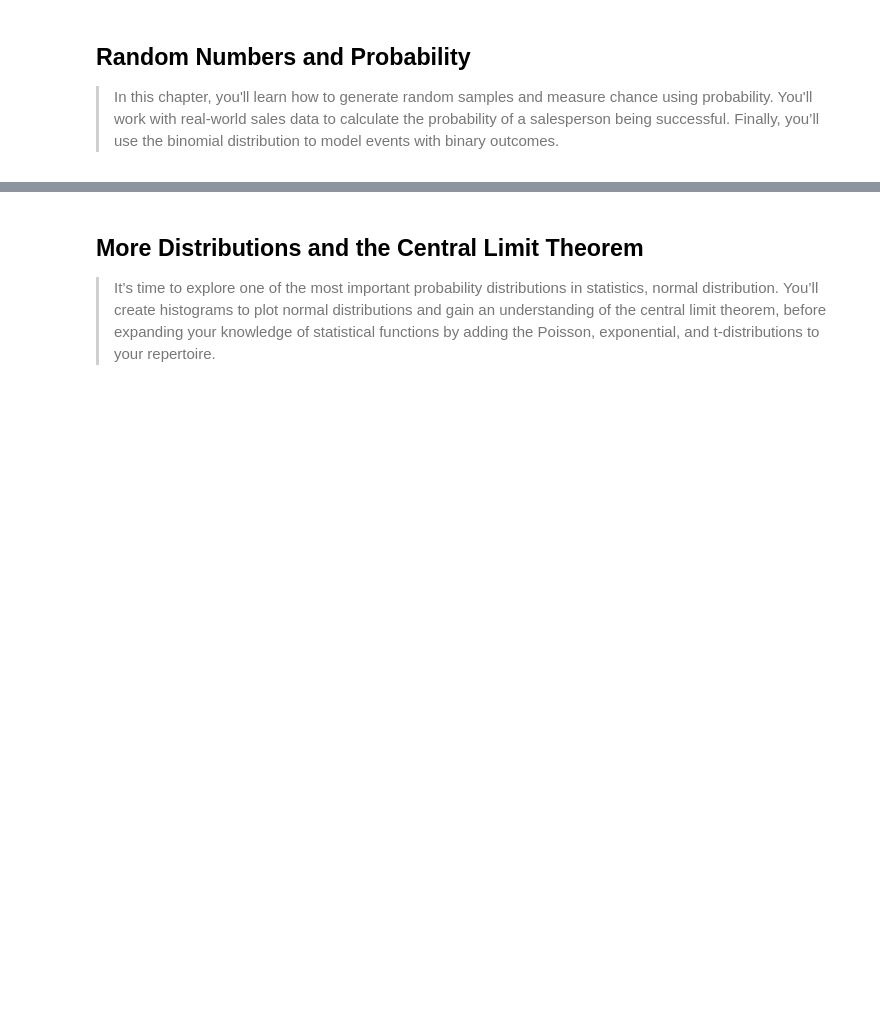
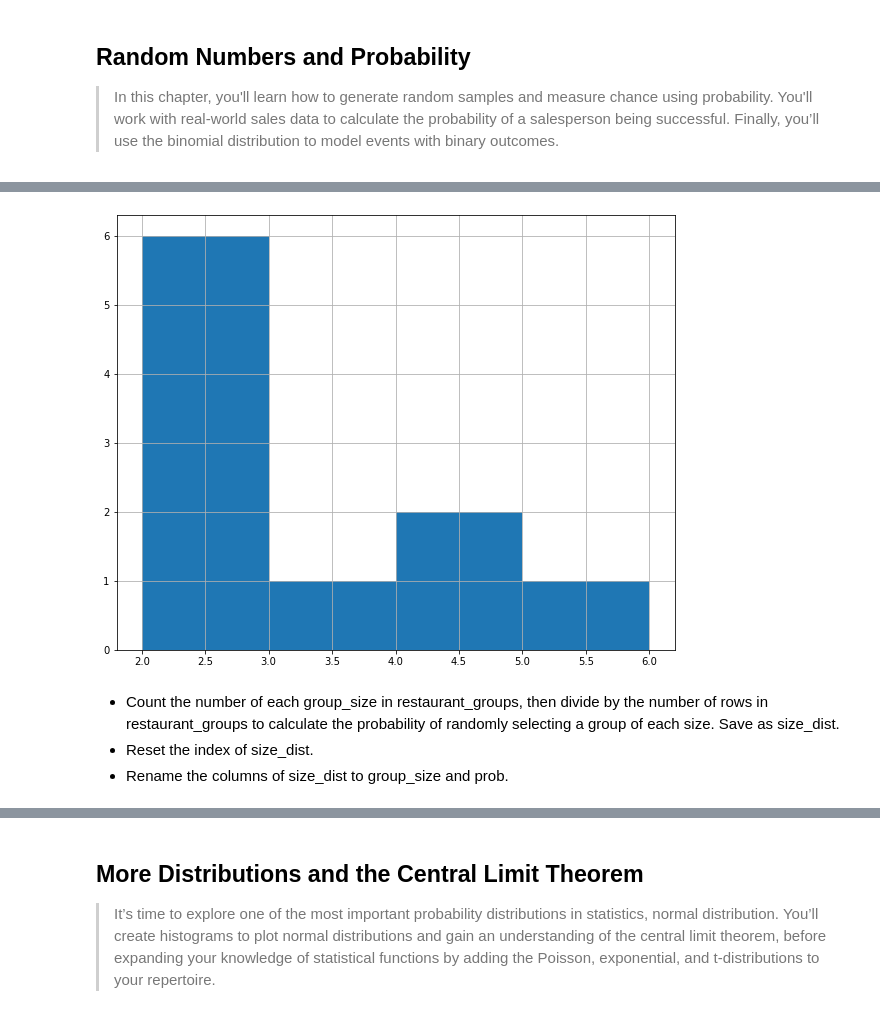
Before and after one commit to anhhaibkhn/Data-Science-selfstudy-notes-Blog, a Jupyter notebook: _notebooks/Introduction to Statistics in Python/2022-08-31-Introduction to Statistics in Python.ipynb, the cells around one changed output, grey strips where cells are left out. Drawn from its saved outputs; the diff is of its cells as text; code cells hidden in the pictures; blank space fills up the shorter version.

```diff
--- a/_notebooks/Introduction to Statistics in Python/2022-08-31-Introduction to Statistics in Python.ipynb
+++ b/_notebooks/Introduction to Statistics in Python/2022-08-31-Introduction to Statistics in Python.ipynb
@@ -317,0 +431,3 @@ Outstanding outlier detection! It looks like Argentina has a substantially highe
+# %%
+restaurant_groups = pd.read_csv('./datasets/restaurant_groups.csv')
+restaurant_groups.head()
@@ -317,0 +441,9 @@ Outstanding outlier detection! It looks like Argentina has a substantially highe
+# %%
+restaurant_groups['group_size'].hist(bins=[2, 3, 4, 5, 6])
+plt.show()
+# %% [output]
+[figure, added]
+# %% [markdown]
+- Count the number of each group_size in restaurant_groups, then divide by the number of rows in restaurant_groups to calculate the probability of randomly selecting a group of each size. Save as size_dist.
+- Reset the index of size_dist.
+- Rename the columns of size_dist to group_size and prob.
```
Also changed, not shown: parts of 33 cells of this notebook, 24 other files.
